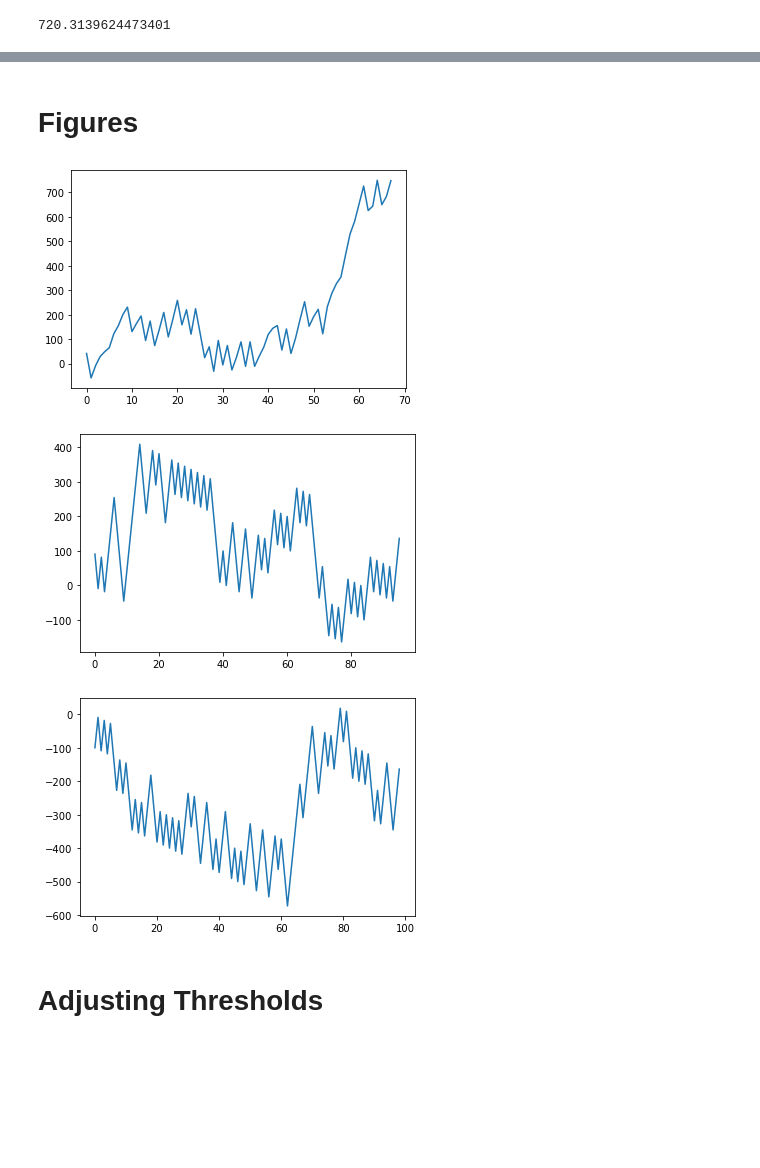
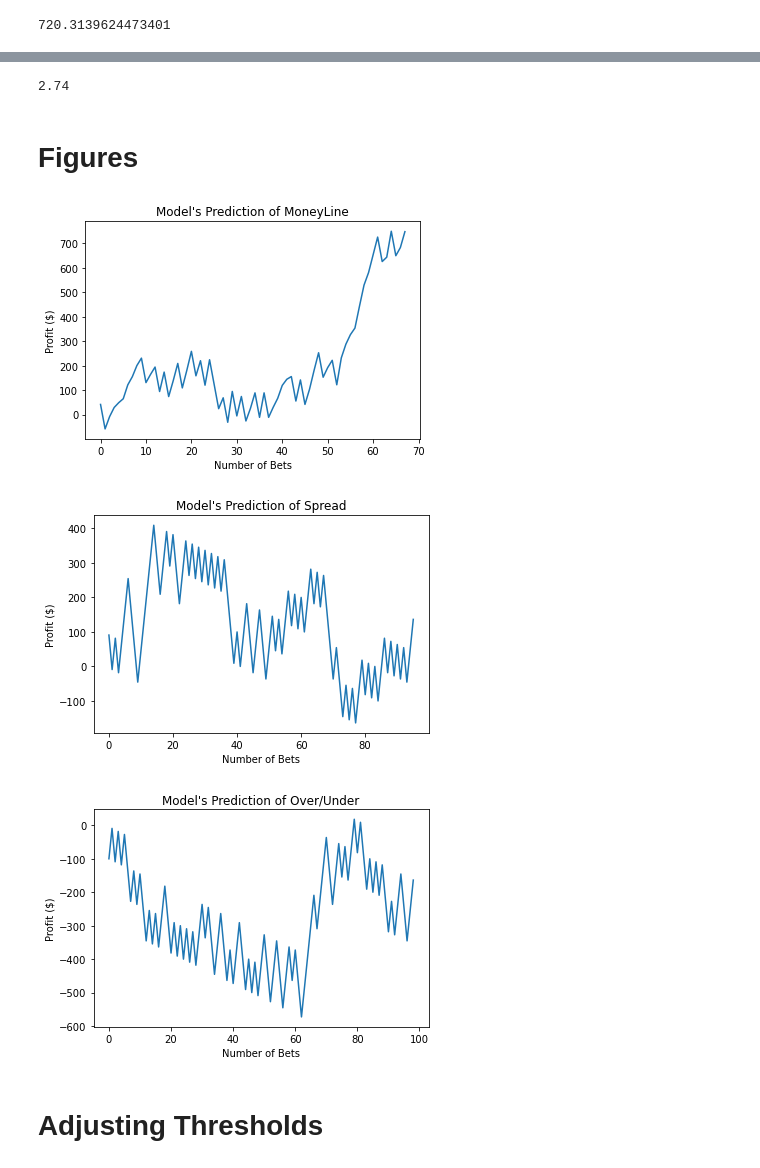
Before and after one commit to GogateVarun/NBA-Game-Predictor, a Jupyter notebook: Machine Learning/Playoffs_Predictions.ipynb, the cells around one changed output, grey strips where cells are left out. Saved outputs shown, nothing was run; the diff lists cells and outputs as text; code cells hidden in the pictures; blank space fills up the shorter version.

```diff
--- a/Machine Learning/Playoffs_Predictions.ipynb
+++ b/Machine Learning/Playoffs_Predictions.ipynb
@@ -273,3 +286,8 @@ sum(winnings_ML) + sum(winnings_spread) + sum(winnings_OU)
+# %%
+roi = round((total_winnings / money_wagered)*100,2)
+roi
+# %% [output]
+2.74
 # %% [markdown]
 # Figures
 # %%
@@ -283,16 +301,25 @@ x_OU = np.arange(OU_count)
 y_OU = np.cumsum(winnings_OU)
 # %%
 plt.plot(x_ML,y_ML);
+plt.xlabel('Number of Bets');
+plt.ylabel('Profit ($)');
+plt.title("Model's Prediction of MoneyLine");
 # %% [output]
-[figure, old version]
+[figure, new version]
 # %%
 plt.plot(x_spread,y_spread);
+plt.xlabel('Number of Bets');
+plt.ylabel('Profit ($)');
+plt.title("Model's Prediction of Spread");
 # %% [output]
-[figure, old version]
+[figure, new version]
 # %%
 plt.plot(x_OU,y_OU);
+plt.xlabel('Number of Bets');
+plt.ylabel('Profit ($)');
+plt.title("Model's Prediction of Over/Under");
 # %% [output]
-[figure, old version]
+[figure, new version]
 # %% [markdown]
 # Adjusting Thresholds
 # %% [markdown]
```
Also changed, not shown: parts of 13 cells of this notebook, 2 other files.
